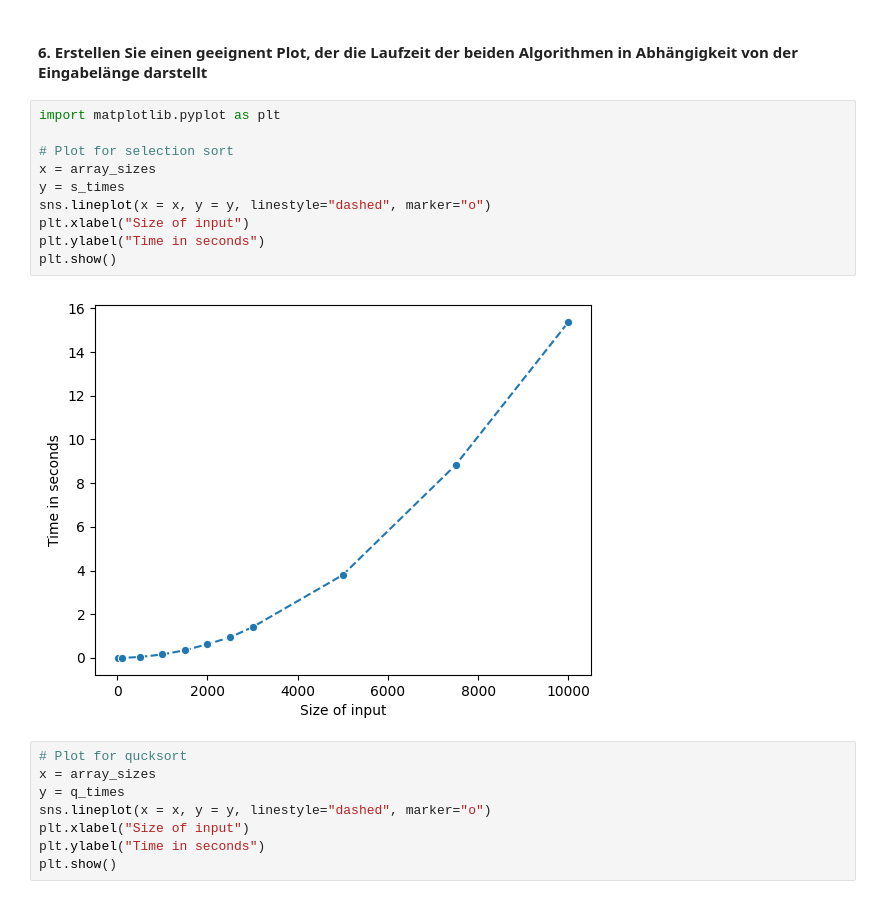
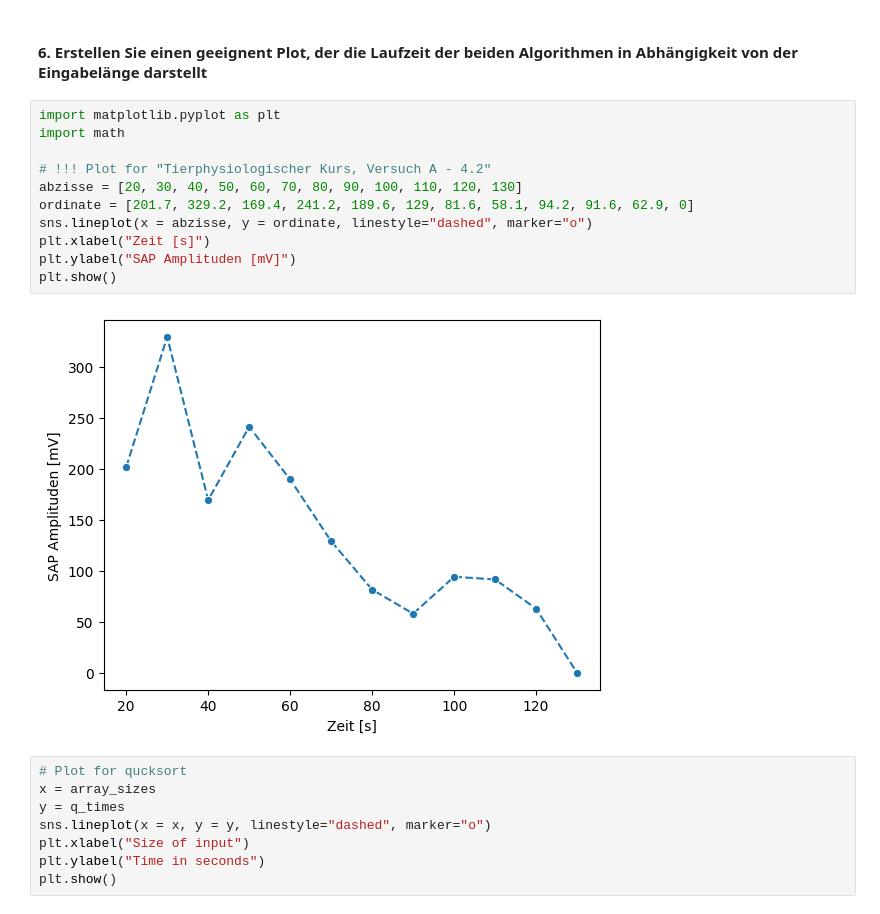
Before and after one commit to Mowodis/-bungsblatt-8, a Jupyter notebook: sorting.ipynb, the cells around one changed output. Saved outputs shown, nothing was run; the diff lists cells and outputs as text.

```diff
--- a/sorting.ipynb
+++ b/sorting.ipynb
@@ -79,18 +80,19 @@ for size in array_sizes:
     q_times.append(end-start) # die zeit in sekunden
 # %% [markdown]
 #### 6. Erstellen Sie einen geeignent Plot, der die Laufzeit der beiden Algorithmen in Abhängigkeit von der Eingabelänge darstellt
-# %%
-import matplotlib.pyplot as plt
-
-# Plot for selection sort
-x = array_sizes
-y = s_times
-sns.lineplot(x = x, y = y, linestyle="dashed", marker="o")
-plt.xlabel("Size of input")
-plt.ylabel("Time in seconds")
-plt.show()
-# %% [output]
-[figure, removed]
+# %%
+import matplotlib.pyplot as plt
+import math
+
+# !!! Plot for "Tierphysiologischer Kurs, Versuch A - 4.2"
+abzisse = [20, 30, 40, 50, 60, 70, 80, 90, 100, 110, 120, 130]
+ordinate = [201.7, 329.2, 169.4, 241.2, 189.6, 129, 81.6, 58.1, 94.2, 91.6, 62.9, 0]
+sns.lineplot(x = abzisse, y = ordinate, linestyle="dashed", marker="o")
+plt.xlabel("Zeit [s]")
+plt.ylabel("SAP Amplituden [mV]")
+plt.show()
+# %% [output]
+[figure, added]
 # %%
 # Plot for qucksort
 x = array_sizes
```
Also changed, not shown: parts of 2 cells of this notebook, 3 other files.
